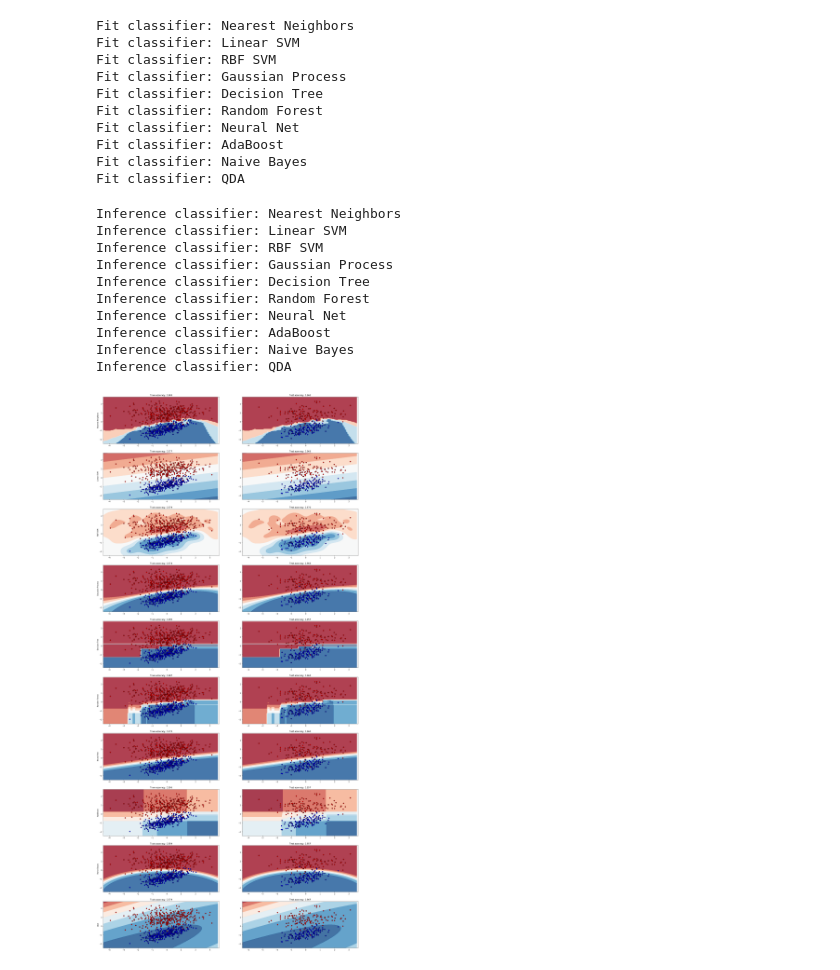
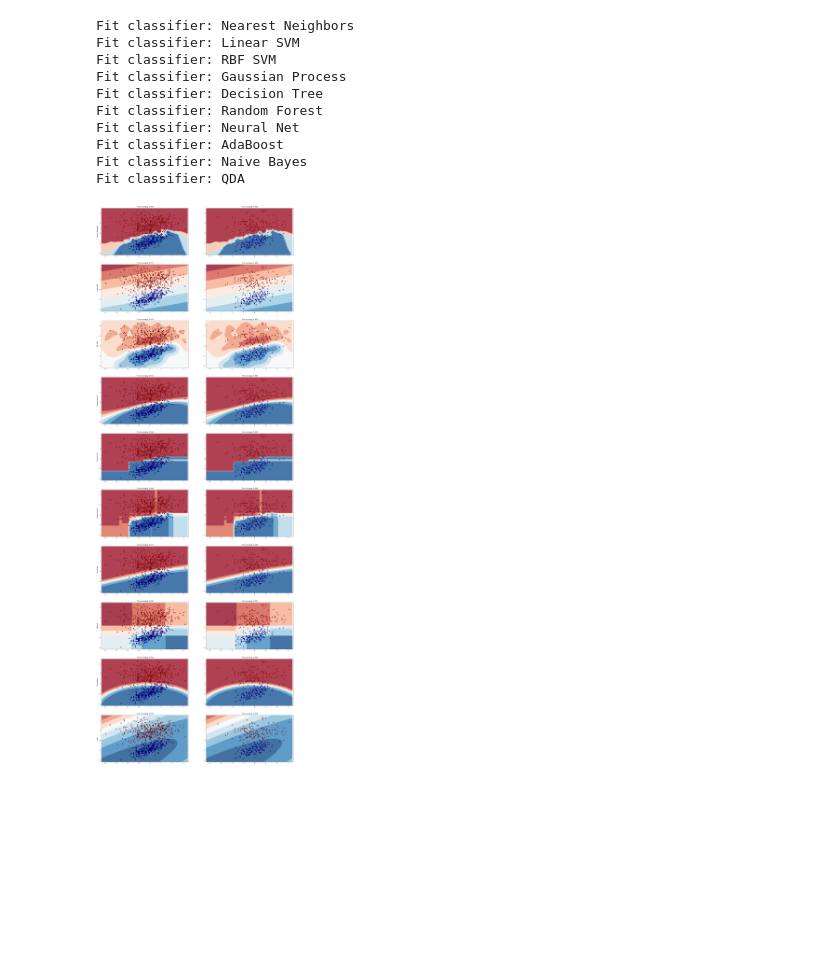
Before and after one commit to ravil23/mlfw, a Jupyter notebook: sklearn.ipynb, the cells around one changed output. Cells and saved outputs as stored; diff of their text form; code cells hidden in the pictures; blank space fills up the shorter version.

```diff
--- a/sklearn.ipynb
+++ b/sklearn.ipynb
@@ -109,57 +81,7 @@ Fit classifier: Neural Net
 Fit classifier: AdaBoost
 Fit classifier: Naive Bayes
 Fit classifier: QDA
-# %%
-figure = plt.figure(figsize=(27, 6 * len(classifiers)))
-cm = plt.cm.RdBu
-cm_bright = colors.ListedColormap(['#FF0000', '#0000FF'])
-
-i = 1
-def next_axis():
-    global i
-    ax = plt.subplot(len(classifiers), 2, i)
-    ax.set_xlim(X_min_lim[0], X_max_lim[0])
-    ax.set_ylim(X_min_lim[1], X_max_lim[1])
-    i += 1
-    return ax
-
-X_mesh, y_mesh = np.meshgrid(
-    np.arange(X_min_lim[0], X_max_lim[0], (X_max_lim[0] - X_min_lim[0]) / 100.),
-    np.arange(X_min_lim[1], X_max_lim[1], (X_max_lim[1] - X_min_lim[1]) / 100.)
-)
-
-for name, clf in classifiers.items():
-    print('Inference classifier:', name)
-    clf.fit(X_train, y_train)
-    score_train = clf.score(X_train, y_train)
-    score_test = clf.score(X_test, y_test)
-
-    if hasattr(clf, 'decision_function'):
-        Z = clf.decision_function(np.c_[X_mesh.ravel(), y_mesh.ravel()])
-    else:
-        Z = clf.predict_proba(np.c_[X_mesh.ravel(), y_mesh.ravel()])[:, 1]
-
-    Z = Z.reshape(X_mesh.shape)
-
-    ax = next_axis()
-    ax.set_ylabel(name)
-    ax.set_title('Train accuracy: %.3f' % score_train)
-    ax.contourf(X_mesh, y_mesh, Z, cmap=cm, alpha=.8)
-    ax.scatter(X_train[:, 0], X_train[:, 1], c=y_train, cmap=cm_bright, edgecolors='k')
-
-    ax = next_axis()
-    ax.set_title('Test accuracy: %.3f' % score_test)
-    ax.contourf(X_mesh, y_mesh, Z, cmap=cm, alpha=.8)
-    ax.scatter(X_test[:, 0], X_test[:, 1], c=y_test, cmap=cm_bright, edgecolors='k')
-# %% [output]
-Inference classifier: Nearest Neighbors
-Inference classifier: Linear SVM
-Inference classifier: RBF SVM
-Inference classifier: Gaussian Process
-Inference classifier: Decision Tree
-Inference classifier: Random Forest
-Inference classifier: Neural Net
-Inference classifier: AdaBoost
-Inference classifier: Naive Bayes
-Inference classifier: QDA
-[figure, removed]
+# %%
+utils.plot_classification(X_train, X_test, y_train, y_test, classifiers)
+# %% [output]
+[figure, added]
```
Also changed, not shown: parts of 7 cells of this notebook, 2 other files.
